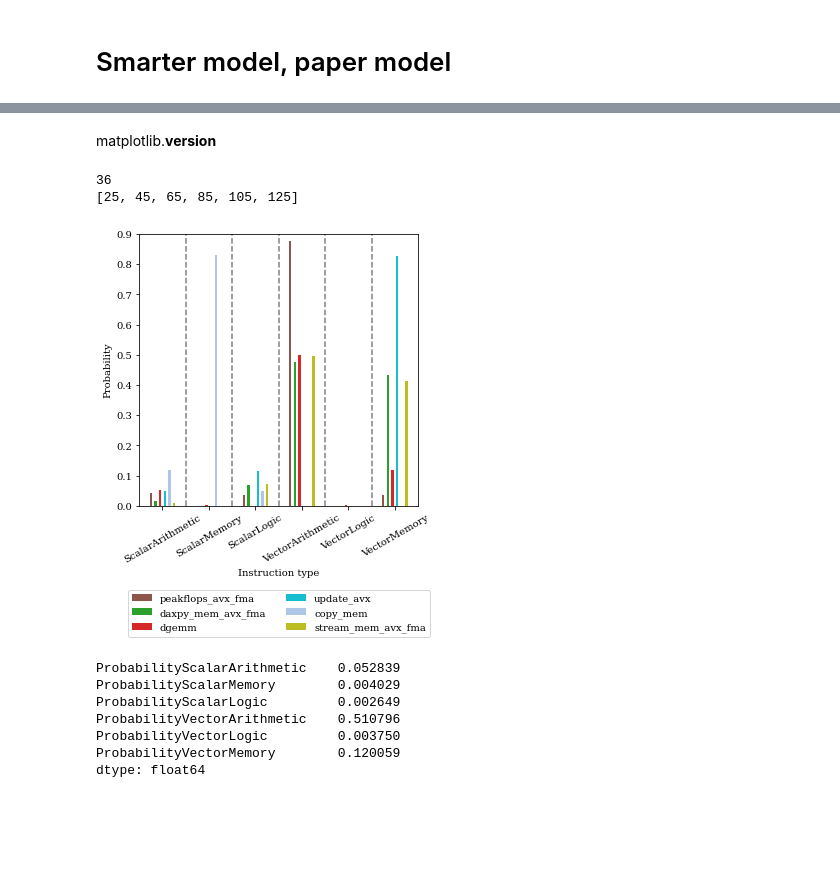
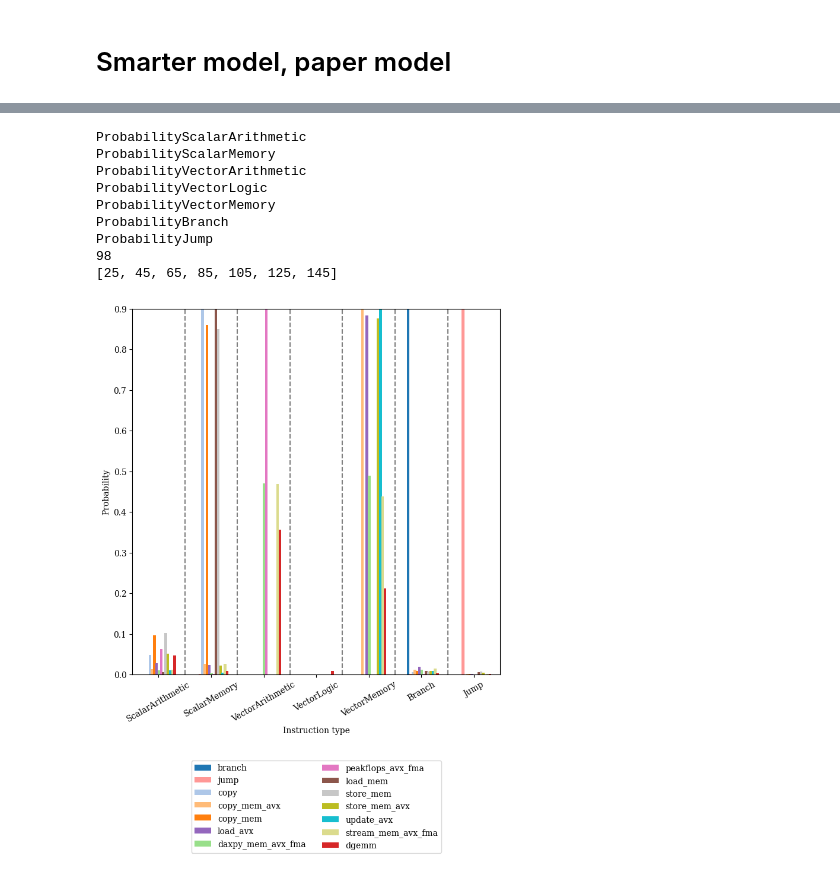
Before and after one commit to NiccoloTosato/PowerBenchmarks, a Jupyter notebook: final_plot_model.ipynb, the cells around one changed output, grey strips where cells are left out. Cells and saved outputs as stored; diff of their text form; code cells hidden in the pictures; blank space fills up the shorter version.

Commit message:
Doing now AMD plot

```diff
--- a/final_plot_model.ipynb
+++ b/final_plot_model.ipynb
@@ -76,8 +77,8 @@ def load_df_list():
                     bench_name,cores=filename.split(".")[0].split("-")[1:]
                     df["name"]=bench_name
                     df["cores"]=int(cores)
-                    df=merge_var(df.iloc[2:49])
-                    df_list.append(df)
+                    df=merge_var(df)
+                    df_list.append(df.iloc[2:49])
                 except Exception as e:
                     print(e)
     return df_list
@@ -341,70 +281,72 @@ for source in ['total_socket']:
-# %% [markdown]
-matplotlib.__version__
 # %%
 plt.rcParams["font.family"] = "DeJavu Serif"
 cores=16
-independent_variables=[ "ProbabilityScalarArithmetic",
-                        	"ProbabilityScalarMemory", "ProbabilityScalarLogic",
+independent_variables=["ProbabilityScalarArithmetic",
+                    	"ProbabilityScalarMemory",
+                   "ProbabilityVectorArithmetic", 	"ProbabilityVectorLogic",
+                   "ProbabilityVectorMemory", "ProbabilityBranch", "ProbabilityJump"]
+
+column_name_probability_labels=[ "ScalarArithmetic",
+                        	"ScalarMemory",
                        #"ProbabilityScalarBranch", 	"ProbabilityScalarJump",
-                       "ProbabilityVectorArithmetic", 	"ProbabilityVectorLogic",
-                       "ProbabilityVectorMemory", 	]#"ProbabilityVectorBranch",
+                       "VectorArithmetic", 	"VectorLogic",
+                       "VectorMemory",  "Branch", "Jump"	]#"ProbabilityVectorBranch",
                       # "ProbabilityVectorJump"]#,"SocketPower0","SocketPower1"]
 
-column_name_probability_labels=[ "ScalarArithmetic",
-                        	"ScalarMemory", "ScalarLogic",
-                       #"ProbabilityScalarBranch", 	"ProbabilityScalarJump",
-                       "VectorArithmetic", 	"VectorLogic",
-                       "VectorMemory", 	]#"ProbabilityVectorBranch",
-                      # "ProbabilityVectorJump"]#,"SocketPower0","SocketPower1"]
+tests=['branch','jump','copy','copy_mem_avx',
+          'copy_mem','load_avx','daxpy_mem_avx_fma',
+          'peakflops_avx_fma','load_mem','store_mem','store_mem_avx',
+          'update_avx','stream_mem_avx_fma','dgemm']
 
-tests=["peakflops_avx_fma", "daxpy_mem_avx_fma", "dgemm", "update_avx", "copy_mem", "stream_mem_avx_fma"]
 
-df_list_test= load_df_list_train()
+df_list_test= load_df_list()
 df=pd.concat(df_list_test)
+cores_to_color = assign_colors(df["cores"])
+name_to_color = assign_colors(df["name"])
 
 jitter=np.array([i/len(tests) for i in range(0,len(tests))])
-plt.figure(figsize=(5,5))
+plt.figure(figsize=(8,8))
 offset=0
 ticks=list()
 for var in independent_variables:
     y=list()
     offset+=20
     for test in tests:
         y.append(df[(df["cores"]==32) & (df["name"]==test)][var].mean()/100)
     plt.bar(jitter*12+offset,y,width=1.0,label=tests,color=[name_to_color[t] for t in tests])
     ticks.append(offset+5)
+    print(var)
 
 handles, labels = plt.gca().get_legend_handles_labels()
 print(len(handles))
 by_label = dict(zip(labels, handles))
 
 plt.legend(by_label.values(), by_label.keys(),bbox_to_anchor=(0.5, -0.5),ncol=2, loc="lower center")
 print(ticks)
 plt.xticks(ticks=ticks, labels=column_name_probability_labels,rotation=30)
 plt.xlabel("Instruction type")
 plt.ylabel("Probability")
-plt.xlim([15, 135])
+plt.xlim([15, 155])
 plt.ylim([0, 0.9])
 
 for i in range(len(ticks) - 1):
     plt.vlines(ticks[i] + 10, ymin=0, ymax=0.9, colors='gray', linestyles='dashed')
 plt.savefig("histogram.pdf", bbox_inches='tight')
 # %% [output]
-36
-[25, 45, 65, 85, 105, 125]
+ProbabilityScalarArithmetic
+ProbabilityScalarMemory
+ProbabilityVectorArithmetic
+ProbabilityVectorLogic
+ProbabilityVectorMemory
+ProbabilityBranch
+ProbabilityJump
+98
+[25, 45, 65, 85, 105, 125, 145]
-[figure, old version]
+[figure, new version]
 # %%
 df_tmp=df[df["name"]=="dgemm"].copy()
 # %%
 df_tmp[independent_variables].mean()/100
-# %% [output]
-ProbabilityScalarArithmetic    0.052839
-ProbabilityScalarMemory        0.004029
-ProbabilityScalarLogic         0.002649
-ProbabilityVectorArithmetic    0.510796
-ProbabilityVectorLogic         0.003750
-ProbabilityVectorMemory        0.120059
-dtype: float64
 # %%
 def normalize_model1(df):
     percentages=independent_variables=["ProbabilityScalarArithmetic",
```
Also changed, not shown: parts of 13 cells of this notebook.
